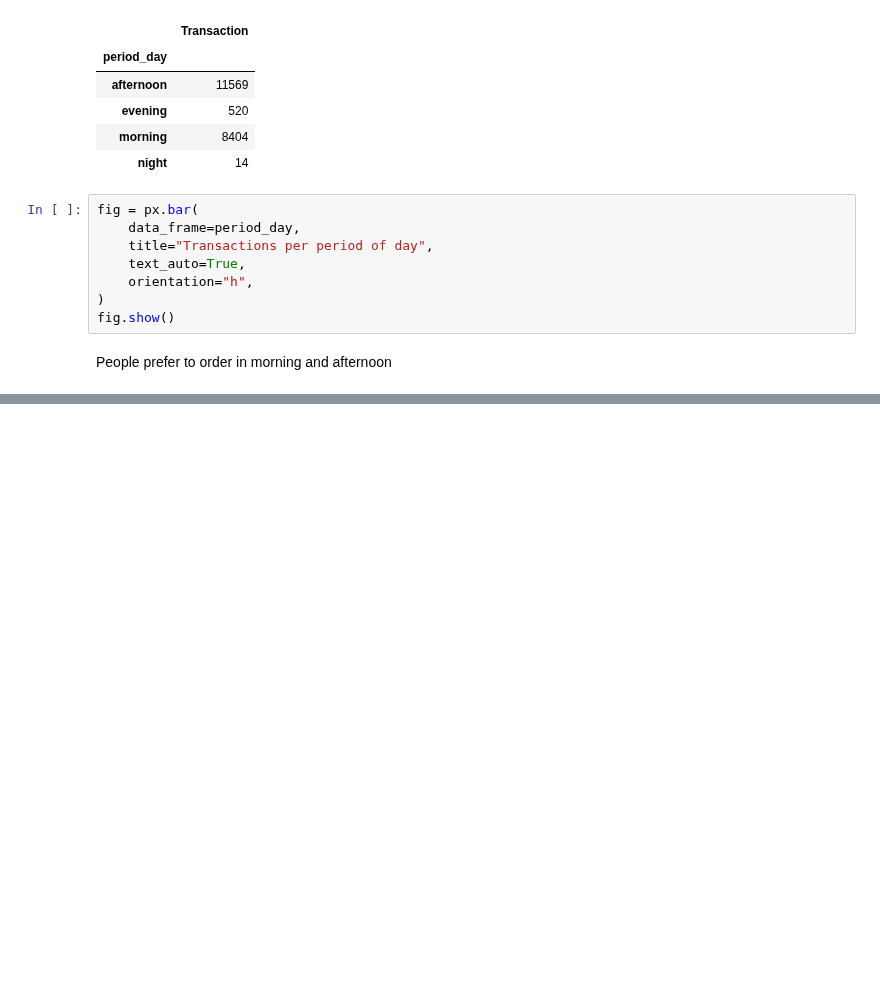
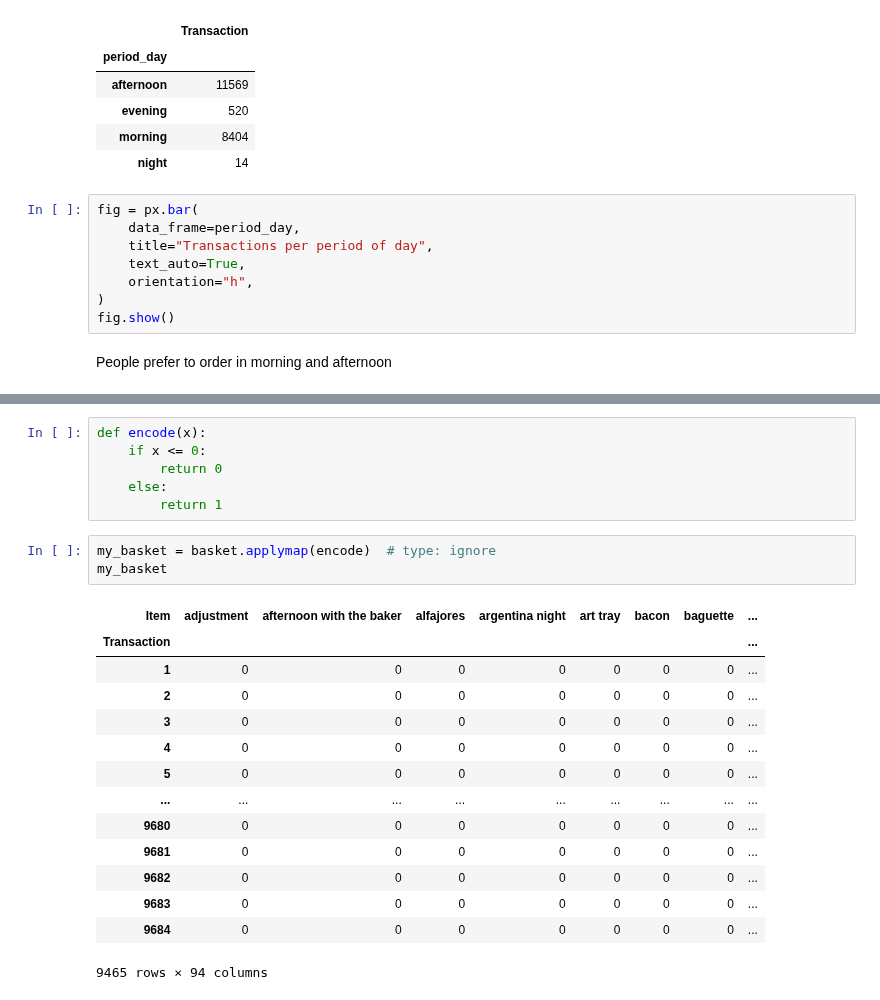
Before and after one commit to lingeshnafeax/DataScience, a Jupyter notebook: Market Basket Analysis/MarketBasketAnalysis.ipynb, the cells around one changed output, grey strips where cells are left out. Drawn from its saved outputs; the diff is of its cells as text; blank space fills up the shorter version.

```diff
--- a/Market Basket Analysis/MarketBasketAnalysis.ipynb
+++ b/Market Basket Analysis/MarketBasketAnalysis.ipynb
@@ -210,0 +255,24 @@ People prefer to order in morning and afternoon
+# %%
+def encode(x):
+    if x <= 0:
+        return 0
+    else:
+        return 1
+# %%
+my_basket = basket.applymap(encode)  # type: ignore
+my_basket
+# %% [output]
+| Item | adjustment | afternoon with the baker | alfajores | argentina night | art tray | bacon | baguette | ... |
+| Transaction |  |  |  |  |  |  |  | ... |
+| 1 | 0 | 0 | 0 | 0 | 0 | 0 | 0 | ... |
+| 2 | 0 | 0 | 0 | 0 | 0 | 0 | 0 | ... |
+| 3 | 0 | 0 | 0 | 0 | 0 | 0 | 0 | ... |
+| 4 | 0 | 0 | 0 | 0 | 0 | 0 | 0 | ... |
+| 5 | 0 | 0 | 0 | 0 | 0 | 0 | 0 | ... |
+| ... | ... | ... | ... | ... | ... | ... | ... | ... |
+| 9680 | 0 | 0 | 0 | 0 | 0 | 0 | 0 | ... |
+| 9681 | 0 | 0 | 0 | 0 | 0 | 0 | 0 | ... |
+| 9682 | 0 | 0 | 0 | 0 | 0 | 0 | 0 | ... |
+| 9683 | 0 | 0 | 0 | 0 | 0 | 0 | 0 | ... |
+| 9684 | 0 | 0 | 0 | 0 | 0 | 0 | 0 | ... |
+9465 rows × 94 columns
```
Also changed, not shown: parts of 11 cells of this notebook.
